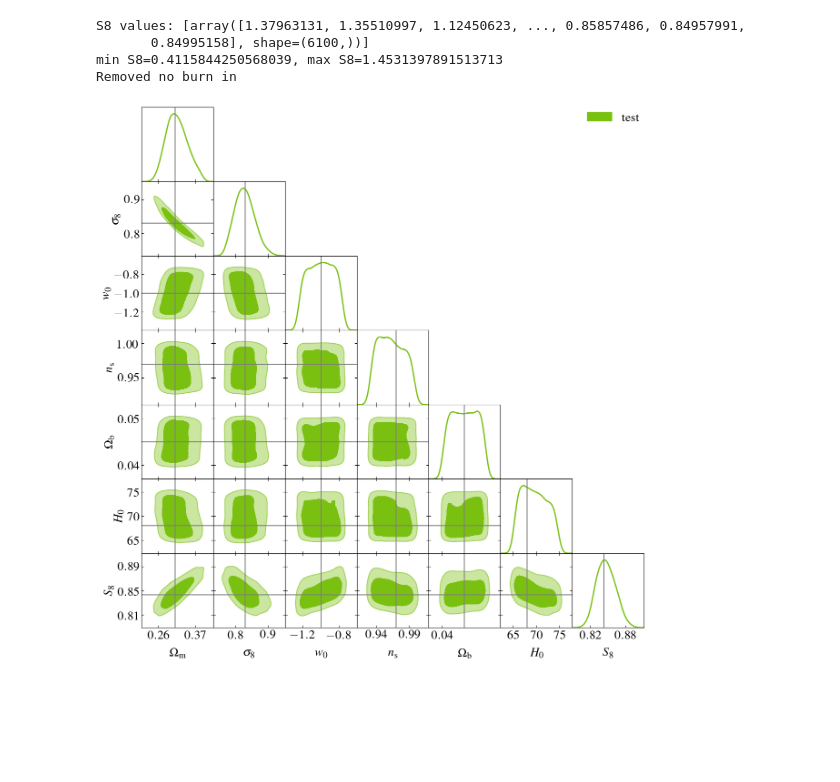
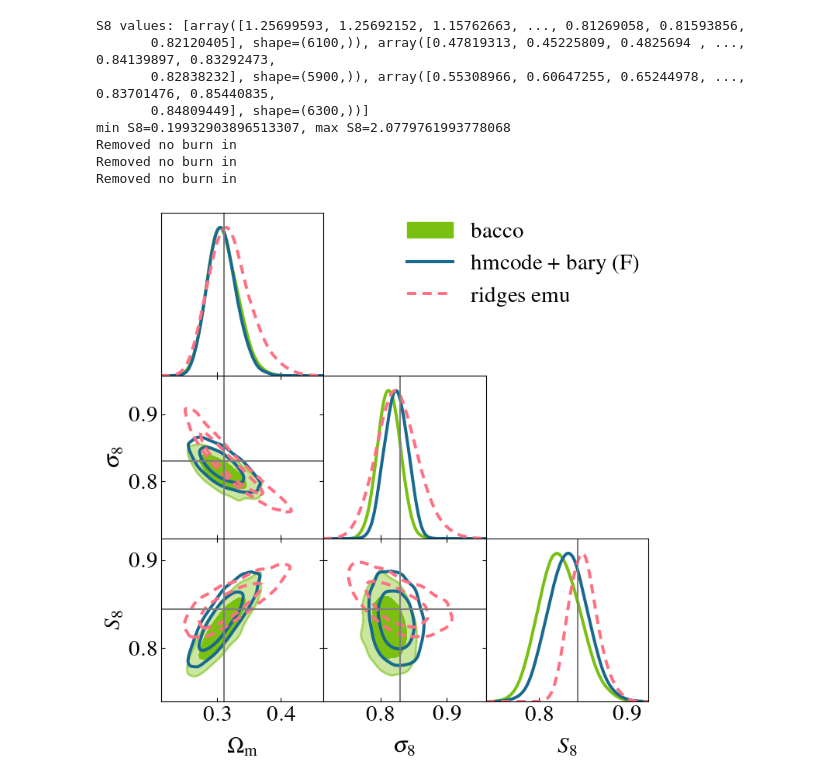
Before and after one commit to joezuntz/ridges_toolkit, a Jupyter notebook: emu/notebooks/plot_posteriors.ipynb, the cells around one changed output. Cells and saved outputs as stored; diff of their text form; code cells hidden in the pictures; blank space fills up the shorter version.

```diff
--- a/emu/notebooks/plot_posteriors.ipynb
+++ b/emu/notebooks/plot_posteriors.ipynb
@@ -12,7 +12,7 @@ os.chdir('/home/s2561233/Documents/lss/ridges/ridges_toolkit/emu/chains')
 with open("../notebooks/param_names.yaml", "r") as file:
     params_dic = yaml.safe_load(file)
 
-with open("../notebooks/fiducials.yaml", "r") as file:
+with open("../notebooks/fiducials_chains.yaml", "r") as file:
     fiducials = yaml.safe_load(file)
 # %%
 def read_last_header_line(file_path):
@@ -30,14 +30,21 @@ def read_last_header_line(file_path):
         return []
 # %%
 file_paths = [
-    'test_with_AH_corr_parallel_cosmo_only.txt',
+    # 'mgl/chain_desy3_GGL_test_extended_scalecuts_Bacco-28Sep.txt',
+    # 'mgl/chain_desy3_GGL_test_extended_scalecuts_HMCODE-28Sep.txt',
+    # 'test_with_AH_corr_parallel_cosmo_only.txt',
+    'mgl/chain_desy3_GGL_test_extended_scalecuts_Bacco2-29Sep.txt',
+    'mgl/chain_desy3_GGL_test_extended_scalecuts_HMCode2_logTagn7p8-30Sep.txt',
+    'chain_emu_fullcov_free_cosmo_only-29Sep.txt',
     ]
 
 legend_labels = [
-    'test'
+    'bacco',
+    'hmcode + bary (F)',
+    'ridges emu',
     ]
 
-savename = 'plot_posterior'
+savename = 'priors_check'
 
 add_S8 = True
 # %%
@@ -108,19 +115,24 @@ for i in range(n_samples):
                                     )
     )
 # %% [output]
-S8 values: [array([1.37963131, 1.35510997, 1.12450623, ..., 0.85857486, 0.84957991,
-       0.84995158], shape=(6100,))]
-min S8=0.4115844250568039, max S8=1.4531397891513713
+S8 values: [array([1.25699593, 1.25692152, 1.15762663, ..., 0.81269058, 0.81593856,
+       0.82120405], shape=(6100,)), array([0.47819313, 0.45225809, 0.4825694 , ..., 0.84139897, 0.83292473,
+       0.82838232], shape=(5900,)), array([0.55308966, 0.60647255, 0.65244978, ..., 0.83701476, 0.85440835,
+       0.84809449], shape=(6300,))]
+min S8=0.19932903896513307, max S8=2.0779761993778068
 Removed no burn in
+Removed no burn in
+Removed no burn in
 # %%
 ModelPars = chains_info[0]['pars']
+ModelPars = ['Omega_m', 'sigma8', 'S8']
 # %%
 colors = ['#7AC011', '#18698F', '#FF7083', '#940014', '#99D4E5']
 
 from matplotlib import rc
 rc('text', usetex=True)
 rc('font',**{'family':'serif','serif':['Times']})
-g = getdist.plots.getSubplotPlotter(subplot_size=1.8) #2.5)
+g = getdist.plots.getSubplotPlotter(subplot_size=2.5)  # 1.8
 
 plt.rcParams.update({'font.size':16})
 g.settings.legend_fontsize = 23
@@ -133,31 +145,31 @@ g.settings.figure_legend_frame = False
 
 g.triangle_plot(samples,
     ModelPars,
     legend_labels = legend_labels,
     # title_limit=1,  # first title limit (for 1D plots) is 68% by default
     legend_loc = 'upper right',
     contour_args = [{'filled':True, 'color': colors[0]}, {'filled':False, 'color': colors[1], 'ls': '-'},
     {'filled':False, 'color': colors[2], 'ls': '--'},{'filled':False, 'color': colors[3], 'ls': '--'}],
 
     line_args=[ {'color': colors[0], 'ls': '-'}, {'color': colors[1], 'ls': '-'},
     {'color': colors[2], 'ls': '--'}, {'color': colors[3], 'ls': '--'}],
     param_limits={'Mnu': (0., 0.18)}
     )
 
 if fiducials != None:
     for i in range(len(ModelPars)):
         for j in range(i+1):
             ax = g.subplots[i,j]
             if i != j and ModelPars[i] in fiducials and fiducials[ModelPars[i]] != None:
                 ax.axhline(fiducials[ModelPars[i]],lw=1.5,color='tab:gray')
             if ModelPars[j] in fiducials and fiducials[ModelPars[j]] != None:
                 ax.axvline(fiducials[ModelPars[j]],lw=1.5,color='tab:gray')
 
 num = 1
 ax = g.subplots[num, num]
 annotation_text = ''
 ax.annotate(annotation_text, (1.8, 0.8), xycoords='axes fraction', clip_on=False, fontsize=23)
 plt.savefig(f'../figs/{savename}.pdf')
 # plt.show()
 # %% [output]
-[figure, old version]
+[figure, new version]
```
Also changed, not shown: 4 other files.
